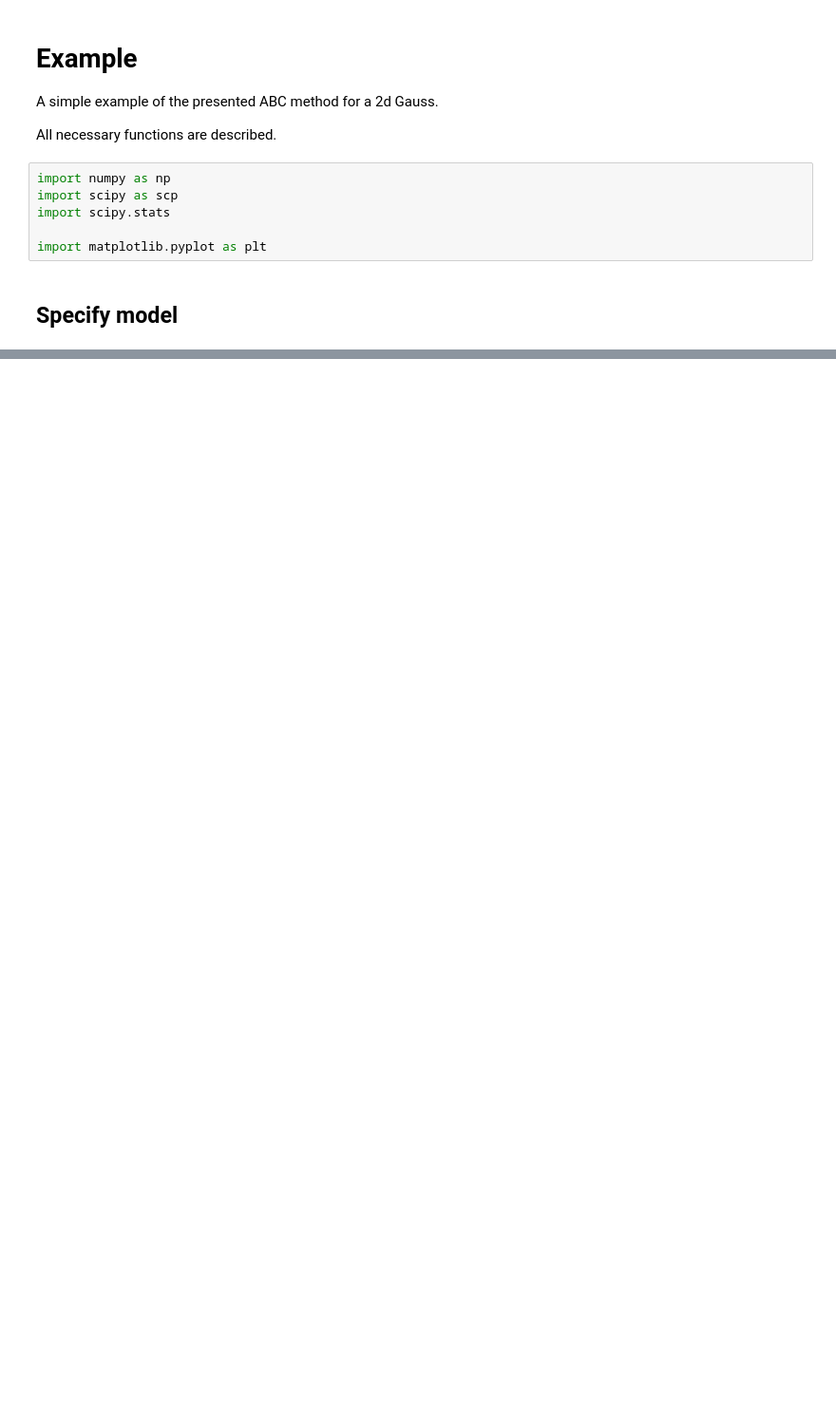
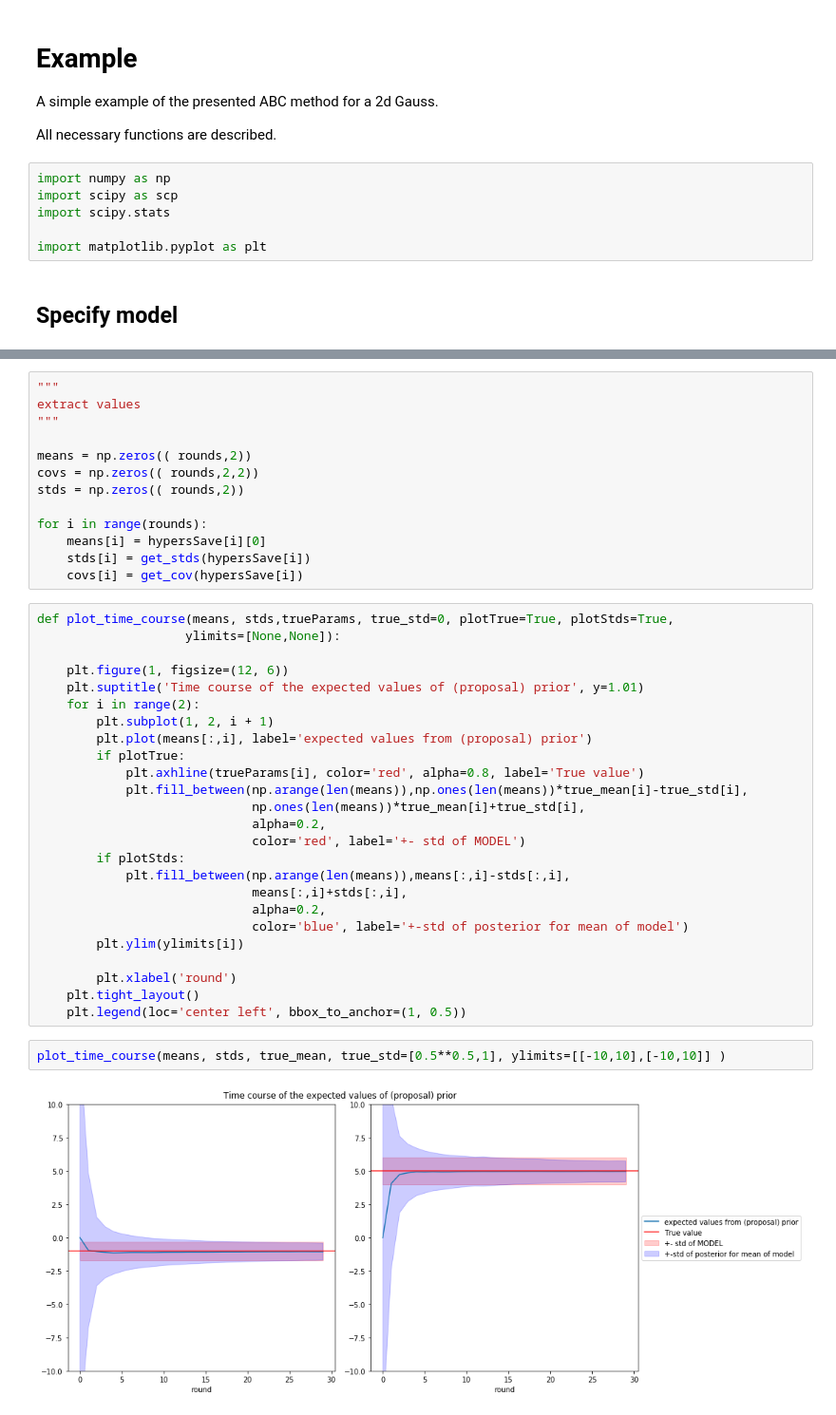
Before and after one commit to berenslab/abc-ribbon, a Jupyter notebook: generalized_method/Example_fit.ipynb, the cells around one changed output, grey strips where cells are left out. Shown at 95% size. Cells and saved outputs as stored; diff of their text form; blank space fills up the shorter version.

```diff
--- a/generalized_method/Example_fit.ipynb
+++ b/generalized_method/Example_fit.ipynb
@@ -118,0 +332,42 @@ plt.ylim(-10,10)
+# %%
+"""
+extract values
+"""
+
+means = np.zeros(( rounds,2))
+covs = np.zeros(( rounds,2,2))
+stds = np.zeros(( rounds,2))
+
+for i in range(rounds):
+    means[i] = hypersSave[i][0]
+    stds[i] = get_stds(hypersSave[i])
+    covs[i] = get_cov(hypersSave[i])
+# %%
+def plot_time_course(means, stds,trueParams, true_std=0, plotTrue=True, plotStds=True,
+                    ylimits=[None,None]):
+
+    plt.figure(1, figsize=(12, 6))
+    plt.suptitle('Time course of the expected values of (proposal) prior', y=1.01)
+    for i in range(2):
+        plt.subplot(1, 2, i + 1)
+        plt.plot(means[:,i], label='expected values from (proposal) prior')
+        if plotTrue:
+            plt.axhline(trueParams[i], color='red', alpha=0.8, label='True value')
+            plt.fill_between(np.arange(len(means)),np.ones(len(means))*true_mean[i]-true_std[i],
+                             np.ones(len(means))*true_mean[i]+true_std[i],
+                             alpha=0.2,
+                             color='red', label='+- std of MODEL')
+        if plotStds:
+            plt.fill_between(np.arange(len(means)),means[:,i]-stds[:,i],
+                             means[:,i]+stds[:,i],
+                             alpha=0.2,
+                             color='blue', label='+-std of posterior for mean of model')
+        plt.ylim(ylimits[i])
+
+        plt.xlabel('round')
+    plt.tight_layout()
+    plt.legend(loc='center left', bbox_to_anchor=(1, 0.5))
+# %%
+plot_time_course(means, stds, true_mean, true_std=[0.5**0.5,1], ylimits=[[-10,10],[-10,10]] )
+# %% [output]
+[figure, added]
```
Also changed, not shown: parts of 19 cells of this notebook, 1 other file.
